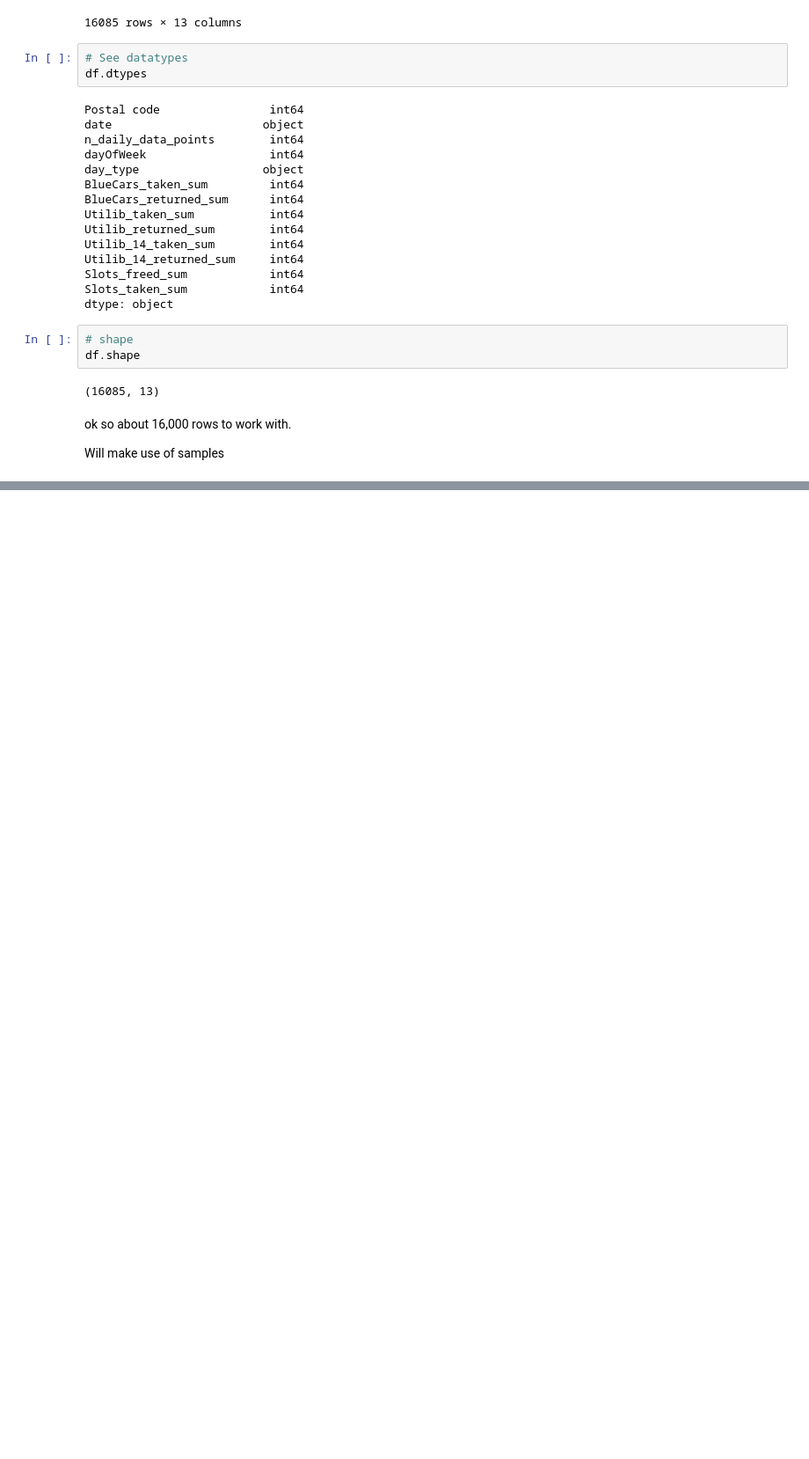
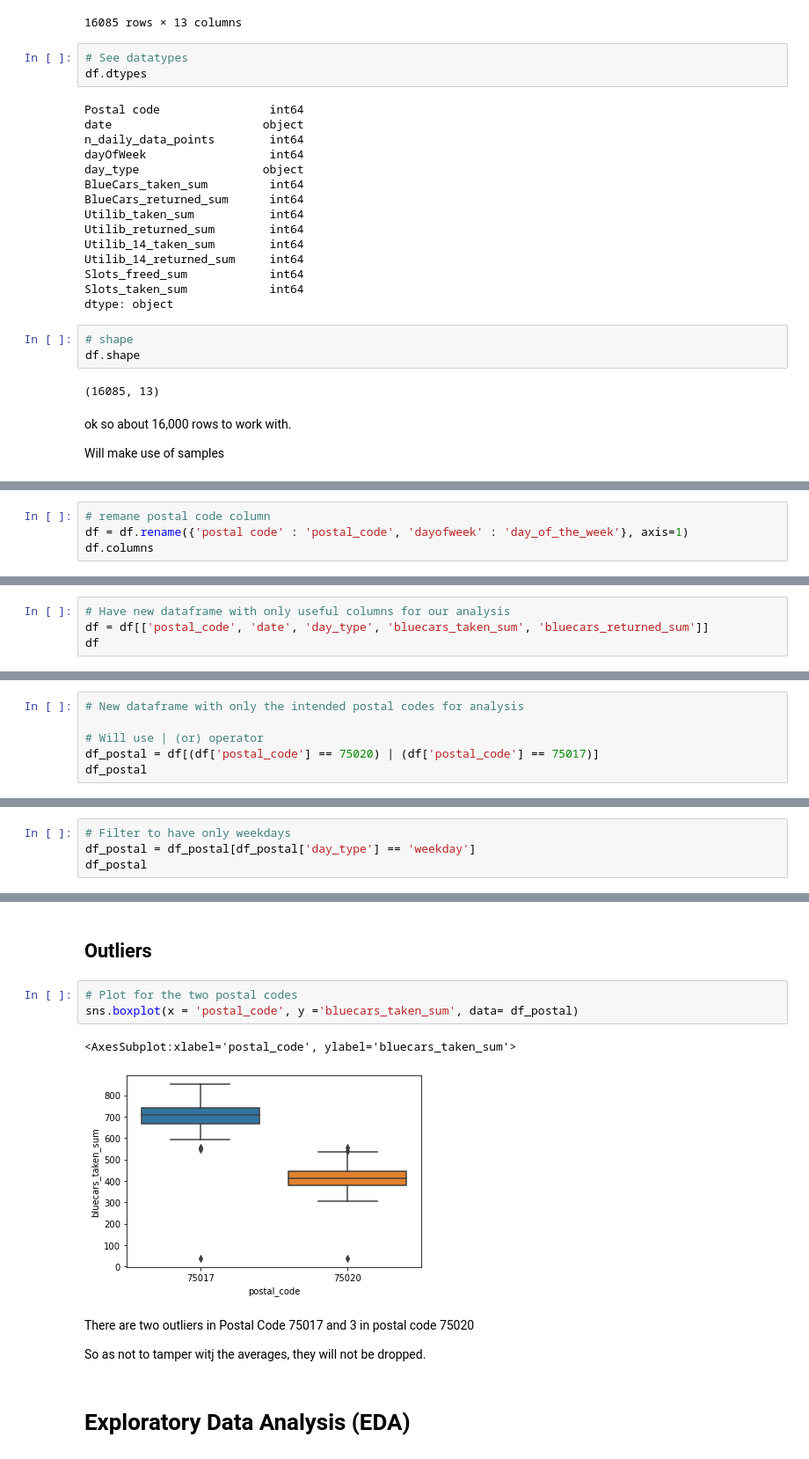
Before and after one commit to mbururyan/Autolib-Hypothesis-Testing, a Jupyter notebook: autolib.ipynb, the cells around one changed output, grey strips where cells are left out. Shown: that part at 88% size. Cells and saved outputs as stored; diff of their text form; blank space fills up the shorter version.

```diff
--- a/autolib.ipynb
+++ b/autolib.ipynb
@@ -60,0 +126,4 @@ Will make use of samples
+# %%
+# remane postal code column
+df = df.rename({'postal code' : 'postal_code', 'dayofweek' : 'day_of_the_week'}, axis=1)
+df.columns
@@ -60,0 +138,4 @@ Will make use of samples
+# %%
+# Have new dataframe with only useful columns for our analysis
+df = df[['postal_code', 'date', 'day_type', 'bluecars_taken_sum', 'bluecars_returned_sum']]
+df
@@ -60,0 +160,6 @@ Will make use of samples
+# %%
+# New dataframe with only the intended postal codes for analysis
+
+# Will use | (or) operator
+df_postal = df[(df['postal_code'] == 75020) | (df['postal_code'] == 75017)]
+df_postal
@@ -60,0 +182,4 @@ Will make use of samples
+# %%
+# Filter to have only weekdays
+df_postal = df_postal[df_postal['day_type'] == 'weekday']
+df_postal
@@ -60,0 +200,14 @@ Will make use of samples
+# %% [markdown]
+## Outliers
+# %%
+# Plot for the two postal codes
+sns.boxplot(x = 'postal_code', y ='bluecars_taken_sum', data= df_postal)
+# %% [output]
+<AxesSubplot:xlabel='postal_code', ylabel='bluecars_taken_sum'>
+[figure, added]
+# %% [markdown]
+There are two outliers in Postal Code 75017 and 3 in postal code 75020
+
+So as not to tamper witj the averages, they will not be dropped.
+# %% [markdown]
+# Exploratory Data Analysis (EDA)
```
Also changed, not shown: parts of 27 cells of this notebook.
